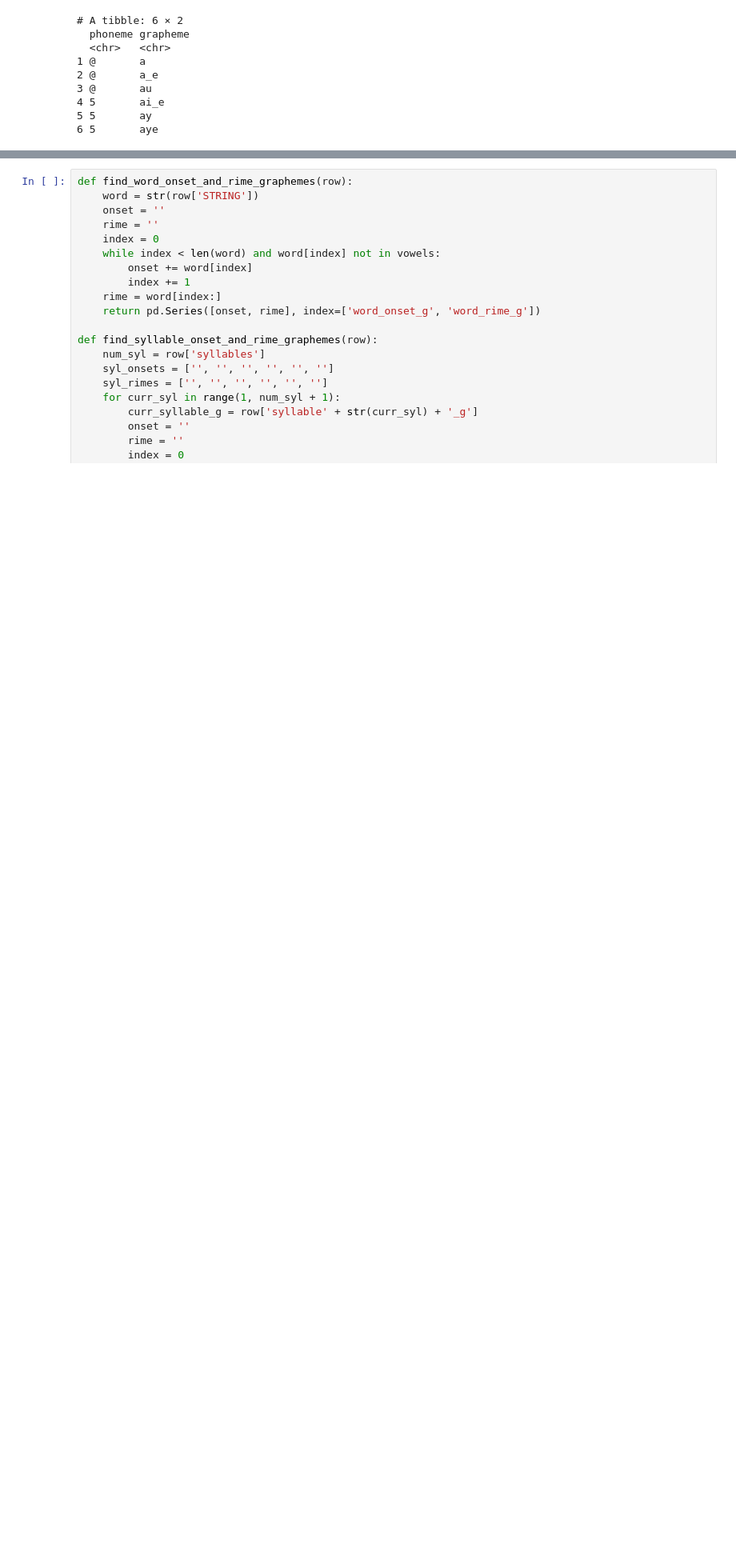
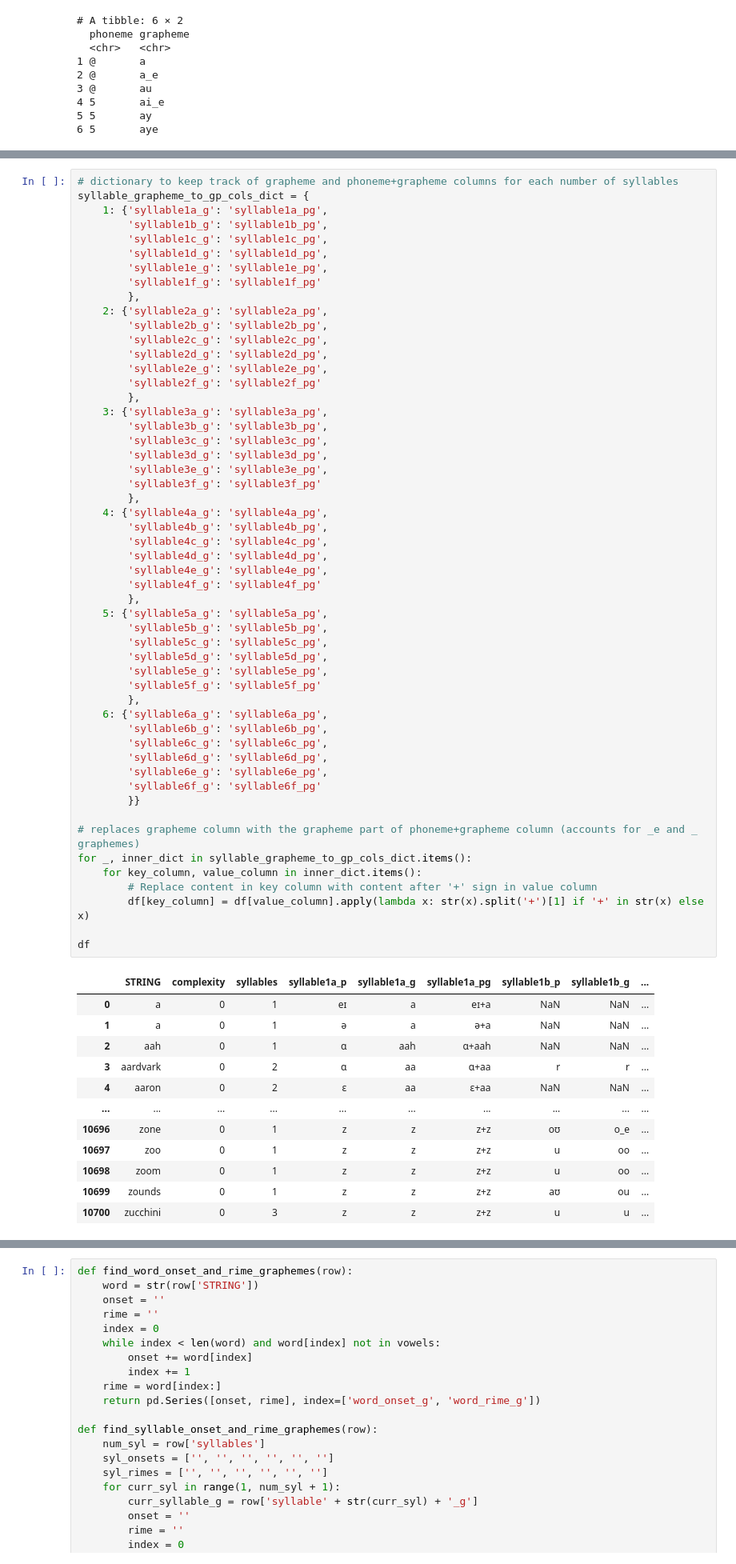
Before and after one commit to r-bellary/NTR, a Jupyter notebook: pg_toolkit.ipynb, the cells around one changed output, grey strips where cells are left out. Shown at 80% size. Saved outputs shown, nothing was run; the diff lists cells and outputs as text; blank space fills up the shorter version.

```diff
--- a/pg_toolkit.ipynb
+++ b/pg_toolkit.ipynb
@@ -219,3 +222,69 @@ df
 | 10699 | zounds | 0 | 1 | z | z | z+z | aʊ | ou | ... |
 | 10700 | zucchini | 0 | 3 | z | z | z+z | u | u | ... |
 10701 rows × 111 columns
+# %%
+# dictionary to keep track of grapheme and phoneme+grapheme columns for each number of syllables
+syllable_grapheme_to_gp_cols_dict = {
+    1: {'syllable1a_g': 'syllable1a_pg',
+        'syllable1b_g': 'syllable1b_pg',
+        'syllable1c_g': 'syllable1c_pg',
+        'syllable1d_g': 'syllable1d_pg',
+        'syllable1e_g': 'syllable1e_pg',
+        'syllable1f_g': 'syllable1f_pg'
+        },
+    2: {'syllable2a_g': 'syllable2a_pg',
+        'syllable2b_g': 'syllable2b_pg',
+        'syllable2c_g': 'syllable2c_pg',
+        'syllable2d_g': 'syllable2d_pg',
+        'syllable2e_g': 'syllable2e_pg',
+        'syllable2f_g': 'syllable2f_pg'
+        },
+    3: {'syllable3a_g': 'syllable3a_pg',
+        'syllable3b_g': 'syllable3b_pg',
+        'syllable3c_g': 'syllable3c_pg',
+        'syllable3d_g': 'syllable3d_pg',
+        'syllable3e_g': 'syllable3e_pg',
+        'syllable3f_g': 'syllable3f_pg'
+        },
+    4: {'syllable4a_g': 'syllable4a_pg',
+        'syllable4b_g': 'syllable4b_pg',
+        'syllable4c_g': 'syllable4c_pg',
+        'syllable4d_g': 'syllable4d_pg',
+        'syllable4e_g': 'syllable4e_pg',
+        'syllable4f_g': 'syllable4f_pg'
+        },
+    5: {'syllable5a_g': 'syllable5a_pg',
+        'syllable5b_g': 'syllable5b_pg',
+        'syllable5c_g': 'syllable5c_pg',
+        'syllable5d_g': 'syllable5d_pg',
+        'syllable5e_g': 'syllable5e_pg',
+        'syllable5f_g': 'syllable5f_pg'
+        },
+    6: {'syllable6a_g': 'syllable6a_pg',
+        'syllable6b_g': 'syllable6b_pg',
+        'syllable6c_g': 'syllable6c_pg',
+        'syllable6d_g': 'syllable6d_pg',
+        'syllable6e_g': 'syllable6e_pg',
+        'syllable6f_g': 'syllable6f_pg'
+        }}
+
+# replaces grapheme column with the grapheme part of phoneme+grapheme column (accounts for _e and _ graphemes)
+for _, inner_dict in syllable_grapheme_to_gp_cols_dict.items():
+    for key_column, value_column in inner_dict.items():
+        # Replace content in key column with content after '+' sign in value column
+        df[key_column] = df[value_column].apply(lambda x: str(x).split('+')[1] if '+' in str(x) else x)
+
+df
+# %% [output]
+|  | STRING | complexity | syllables | syllable1a_p | syllable1a_g | syllable1a_pg | syllable1b_p | syllable1b_g | ... |
+| 0 | a | 0 | 1 | eɪ | a | eɪ+a | NaN | NaN | ... |
+| 1 | a | 0 | 1 | ə | a | ə+a | NaN | NaN | ... |
+| 2 | aah | 0 | 1 | ɑ | aah | ɑ+aah | NaN | NaN | ... |
+| 3 | aardvark | 0 | 2 | ɑ | aa | ɑ+aa | r | r | ... |
+| 4 | aaron | 0 | 2 | ɛ | aa | ɛ+aa | NaN | NaN | ... |
+| ... | ... | ... | ... | ... | ... | ... | ... | ... | ... |
+| 10696 | zone | 0 | 1 | z | z | z+z | oʊ | o_e | ... |
+| 10697 | zoo | 0 | 1 | z | z | z+z | u | oo | ... |
+| 10698 | zoom | 0 | 1 | z | z | z+z | u | oo | ... |
+| 10699 | zounds | 0 | 1 | z | z | z+z | aʊ | ou | ... |
+| 10700 | zucchini | 0 | 3 | z | z | z+z | u | u | ... |
```
Also changed, not shown: parts of 22 cells of this notebook.
